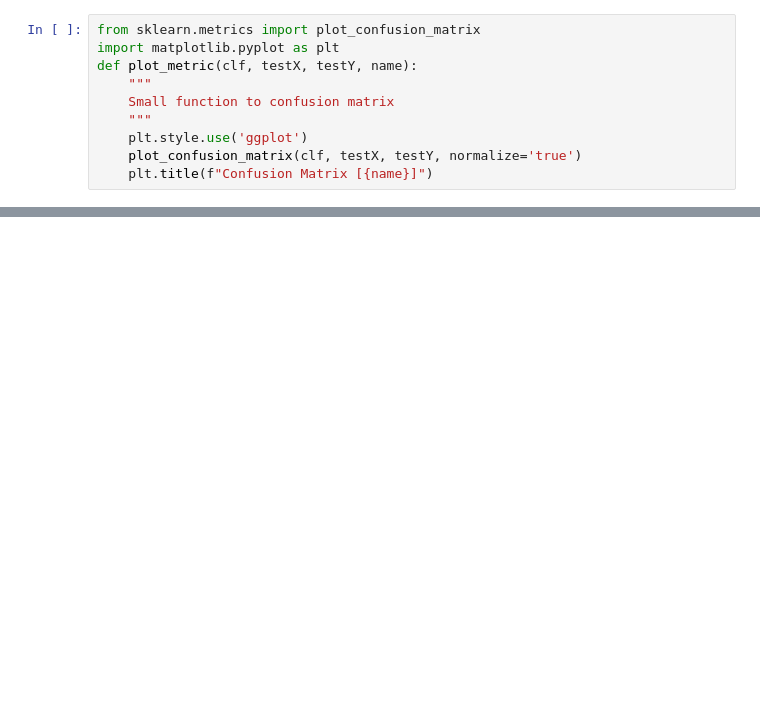
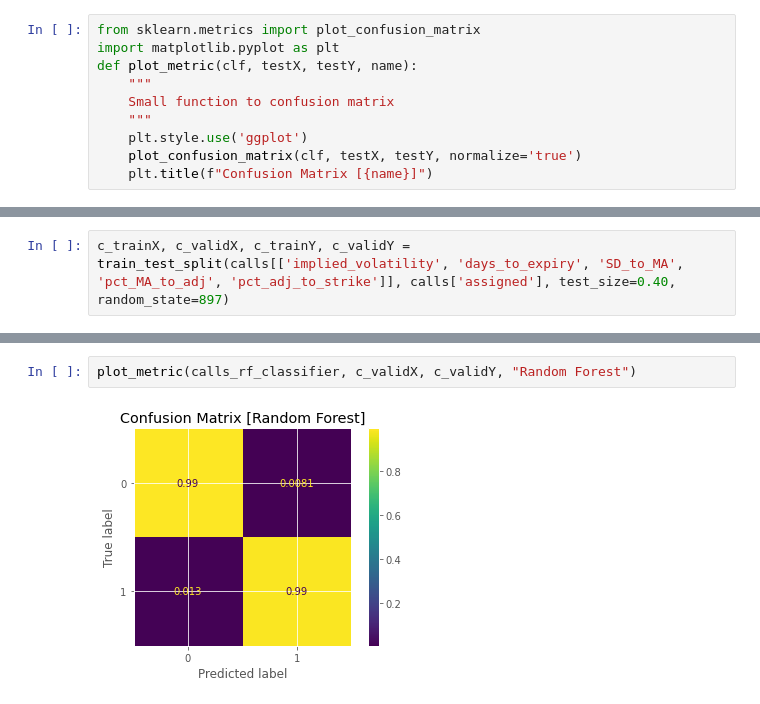
Before and after one commit to realjacoblinder/options-classifier, a Jupyter notebook: classifier work take 2.ipynb, the cells around one changed output, grey strips where cells are left out. Drawn from its saved outputs; the diff is of its cells as text; blank space fills up the shorter version.

```diff
--- a/classifier work take 2.ipynb
+++ b/classifier work take 2.ipynb
@@ -150,0 +197,2 @@ array([0.57729026, 0.0178525 , 0.0370047 , 0.03084088, 0.03156765,
+# %%
+c_trainX, c_validX, c_trainY, c_validY = train_test_split(calls[['implied_volatility', 'days_to_expiry', 'SD_to_MA', 'pct_MA_to_adj', 'pct_adj_to_strike']], calls['assigned'], test_size=0.40, random_state=897)
@@ -150,0 +206,4 @@ array([0.57729026, 0.0178525 , 0.0370047 , 0.03084088, 0.03156765,
+# %%
+plot_metric(calls_rf_classifier, c_validX, c_validY, "Random Forest")
+# %% [output]
+[figure, added]
```
Also changed, not shown: parts of 26 cells of this notebook, 4 other files.
